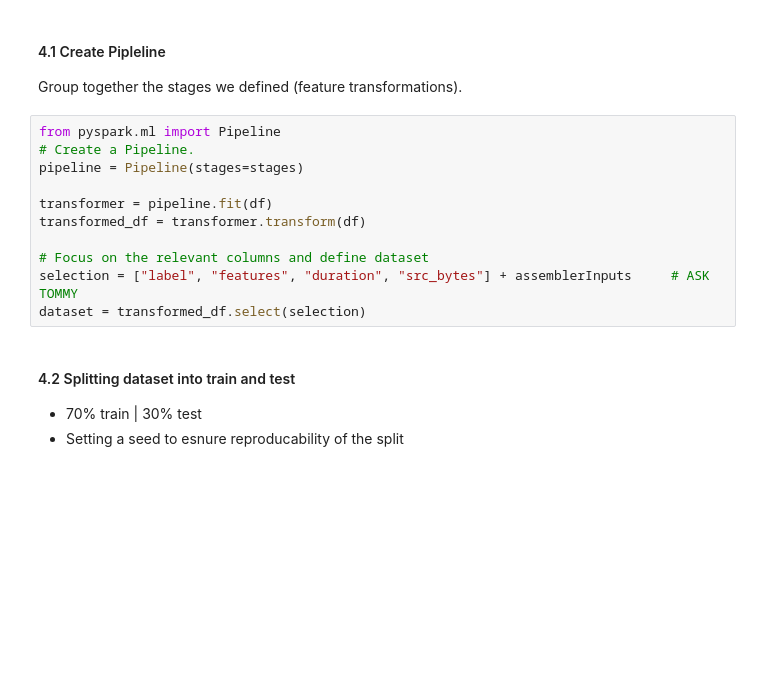
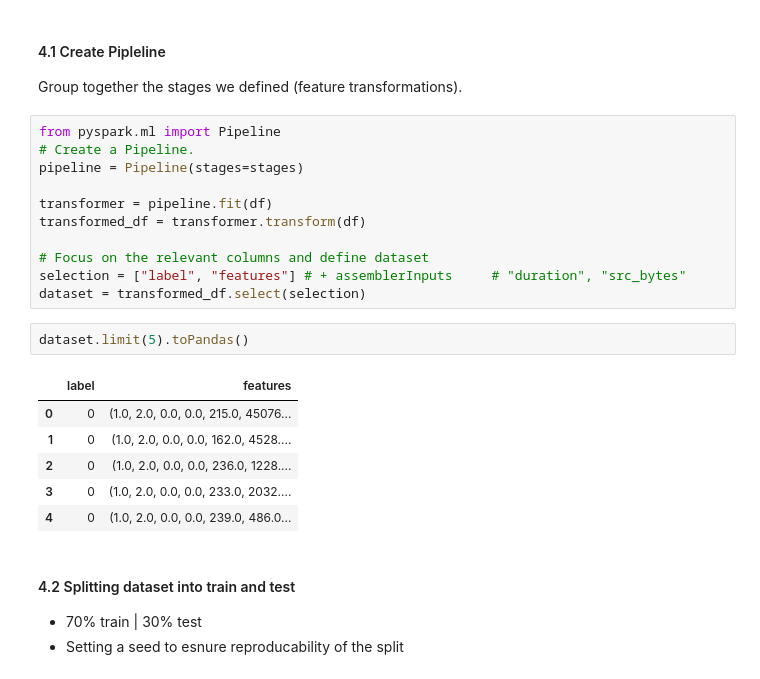
Before and after one commit to Adolfoderueda/Spark_Challenge, a Jupyter notebook: Challenge_1-Group_O_2_8.ipynb, the cells around one changed output. Cells and saved outputs as stored; diff of their text form; blank space fills up the shorter version.

```diff
--- a/Challenge_1-Group_O_2_8.ipynb
+++ b/Challenge_1-Group_O_2_8.ipynb
@@ -485,8 +427,17 @@ transformer = pipeline.fit(df)
 transformed_df = transformer.transform(df)
 
 # Focus on the relevant columns and define dataset
-selection = ["label", "features", "duration", "src_bytes"] + assemblerInputs     # ASK TOMMY
+selection = ["label", "features"] # + assemblerInputs     # "duration", "src_bytes"
 dataset = transformed_df.select(selection)
+# %%
+dataset.limit(5).toPandas()
+# %% [output]
+|  | label | features |
+| 0 | 0 | (1.0, 2.0, 0.0, 0.0, 215.0, 45076... |
+| 1 | 0 | (1.0, 2.0, 0.0, 0.0, 162.0, 4528.... |
+| 2 | 0 | (1.0, 2.0, 0.0, 0.0, 236.0, 1228.... |
+| 3 | 0 | (1.0, 2.0, 0.0, 0.0, 233.0, 2032.... |
+| 4 | 0 | (1.0, 2.0, 0.0, 0.0, 239.0, 486.0... |
 # %% [markdown]
 #### 4.2 Splitting dataset into train and test
 
```
Also changed, not shown: parts of 29 cells of this notebook.
